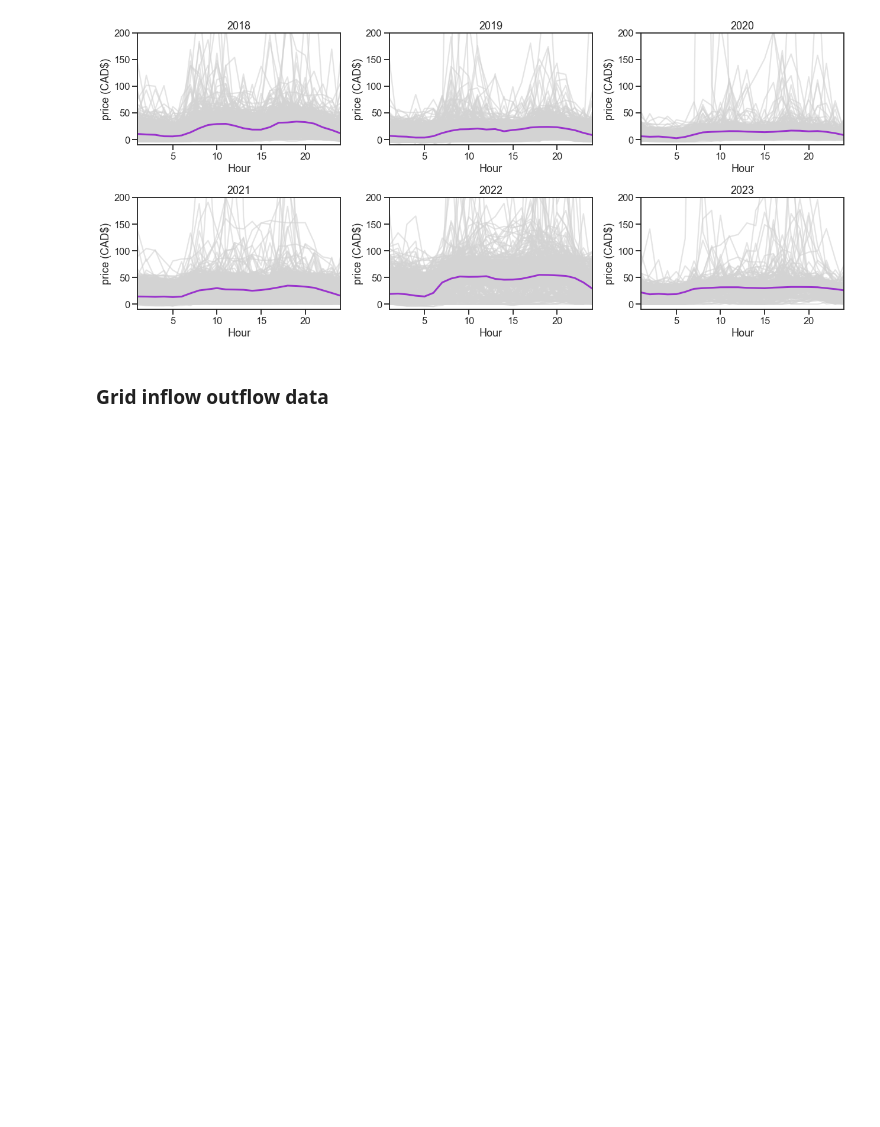
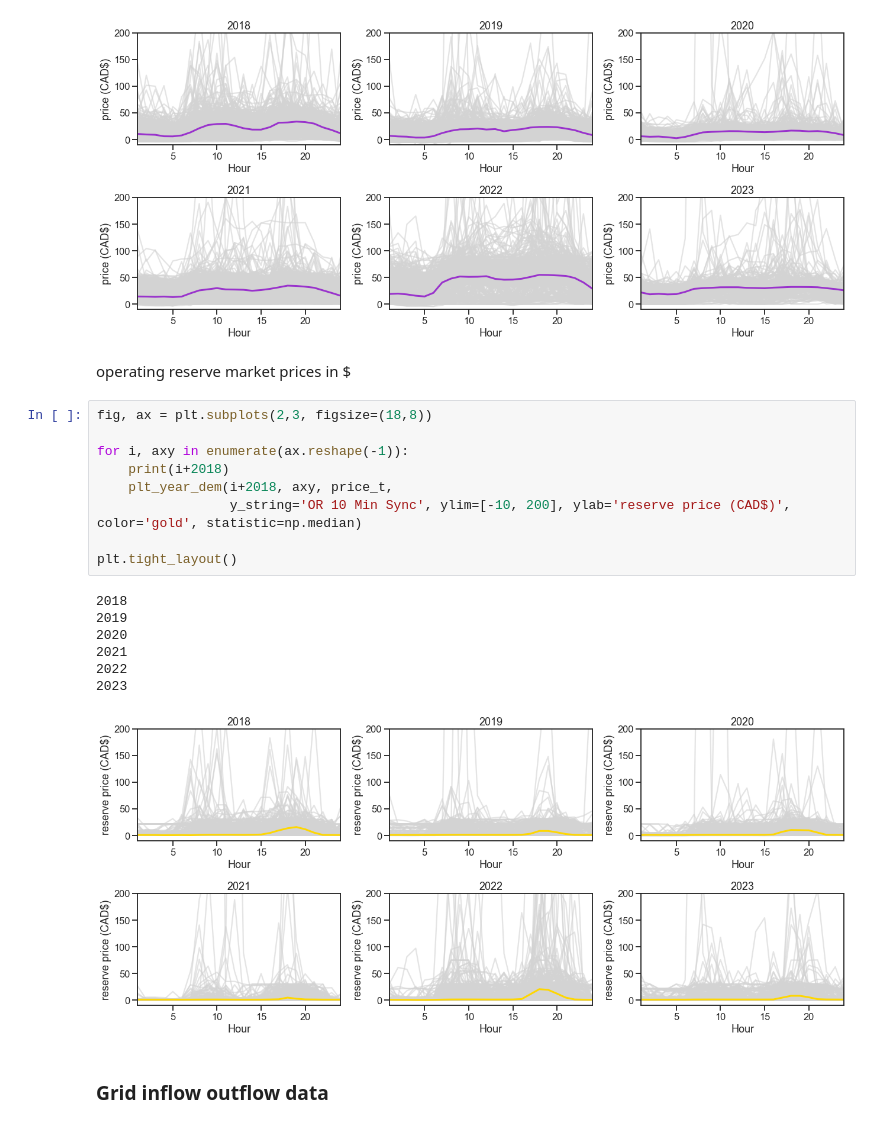
Before and after one commit to KeaganHRankin/cloud_ml_proj, a Jupyter notebook: data/power_eda.ipynb, the cells around one changed output. Drawn from its saved outputs; the diff is of its cells as text; blank space fills up the shorter version.

```diff
--- a/data/power_eda.ipynb
+++ b/data/power_eda.ipynb
@@ -168,6 +158,25 @@ plt.tight_layout()
 2022
 2023
 [figure]
+# %% [markdown]
+operating reserve market prices in $
+# %%
+fig, ax = plt.subplots(2,3, figsize=(18,8))
+
+for i, axy in enumerate(ax.reshape(-1)):
+    print(i+2018)
+    plt_year_dem(i+2018, axy, price_t,
+                 y_string='OR 10 Min Sync', ylim=[-10, 200], ylab='reserve price (CAD$)', color='gold', statistic=np.median)
+
+plt.tight_layout()
+# %% [output]
+2018
+2019
+2020
+2021
+2022
+2023
+[figure, added]
 # %% [markdown]
 ### Grid inflow outflow data
 # %%
```
Also changed, not shown: parts of 11 cells of this notebook.
